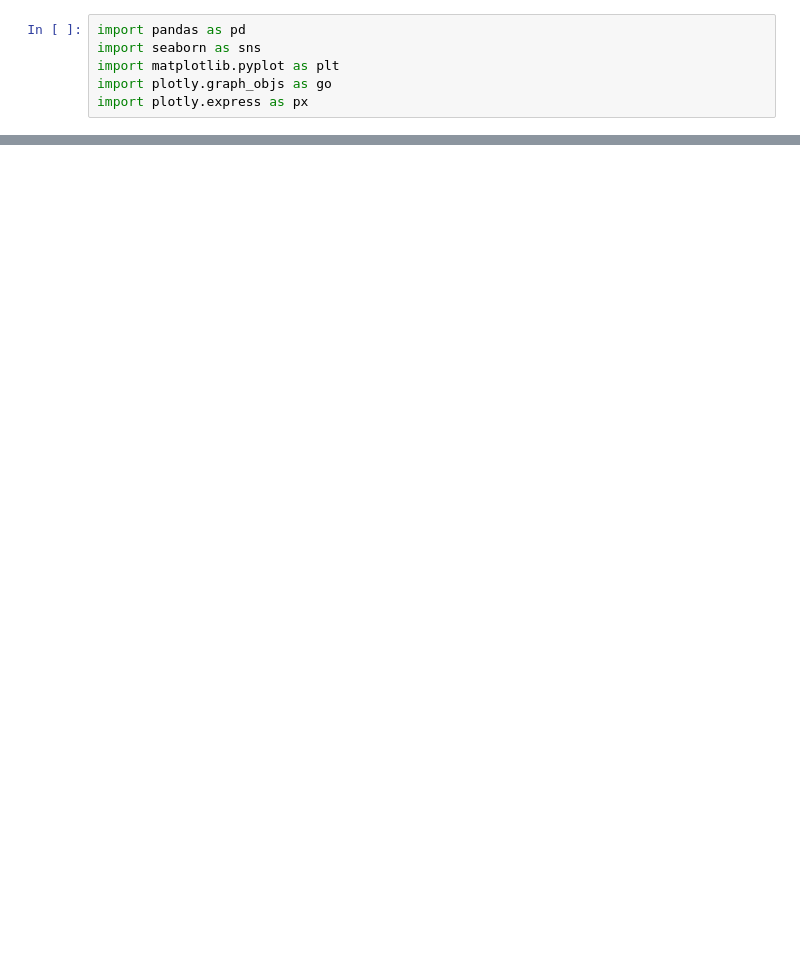
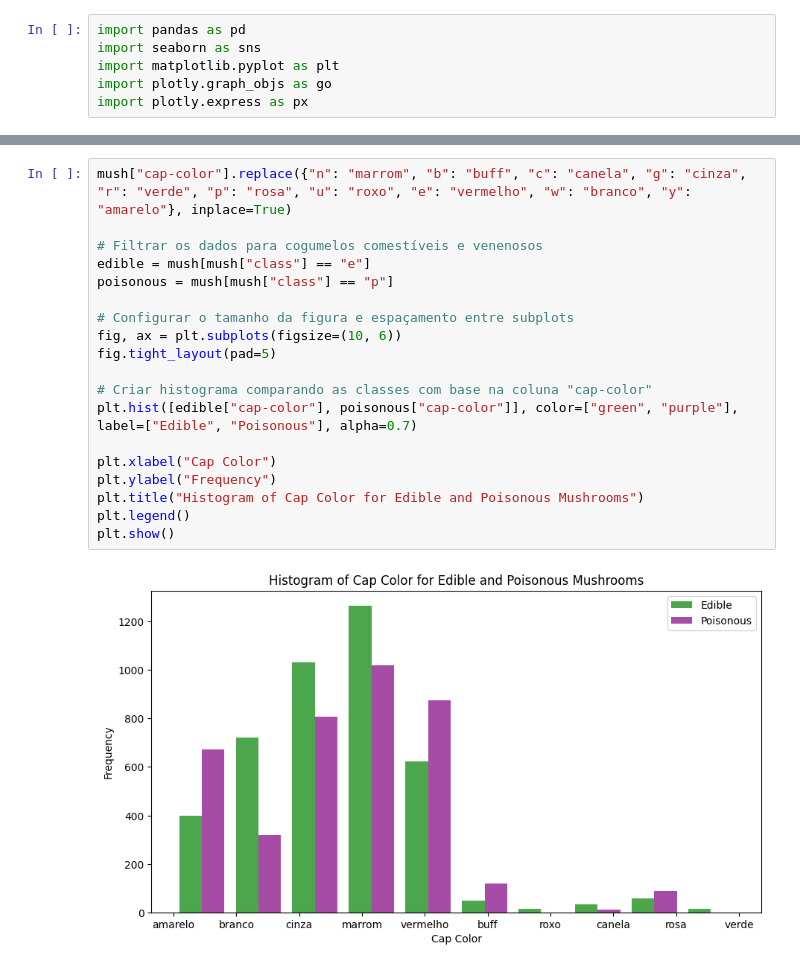
Before and after one commit to Gus-1003/DataScience, a Jupyter notebook: Análise_Dataset_Cogumelos/Cogumelos.ipynb, the cells around one changed output, grey strips where cells are left out. Saved outputs shown, nothing was run; the diff lists cells and outputs as text; blank space fills up the shorter version.

```diff
--- a/Análise_Dataset_Cogumelos/Cogumelos.ipynb
+++ b/Análise_Dataset_Cogumelos/Cogumelos.ipynb
@@ -93,0 +322,21 @@ plot_col(col='odor', color=color_dict.keys(), labels=labels)
+# %%
+mush["cap-color"].replace({"n": "marrom", "b": "buff", "c": "canela", "g": "cinza", "r": "verde", "p": "rosa", "u": "roxo", "e": "vermelho", "w": "branco", "y": "amarelo"}, inplace=True)
+
+# Filtrar os dados para cogumelos comestíveis e venenosos
+edible = mush[mush["class"] == "e"]
+poisonous = mush[mush["class"] == "p"]
+
+# Configurar o tamanho da figura e espaçamento entre subplots
+fig, ax = plt.subplots(figsize=(10, 6))
+fig.tight_layout(pad=5)
+
+# Criar histograma comparando as classes com base na coluna "cap-color"
+plt.hist([edible["cap-color"], poisonous["cap-color"]], color=["green", "purple"], label=["Edible", "Poisonous"], alpha=0.7)
+
+plt.xlabel("Cap Color")
+plt.ylabel("Frequency")
+plt.title("Histogram of Cap Color for Edible and Poisonous Mushrooms")
+plt.legend()
+plt.show()
+# %% [output]
+[figure, added]
```
Also changed, not shown: parts of 58 cells of this notebook.
